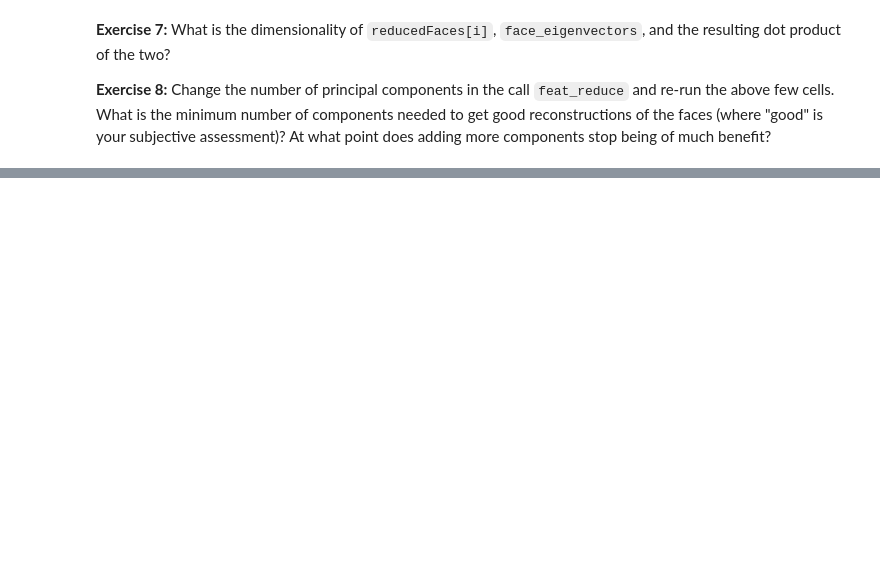
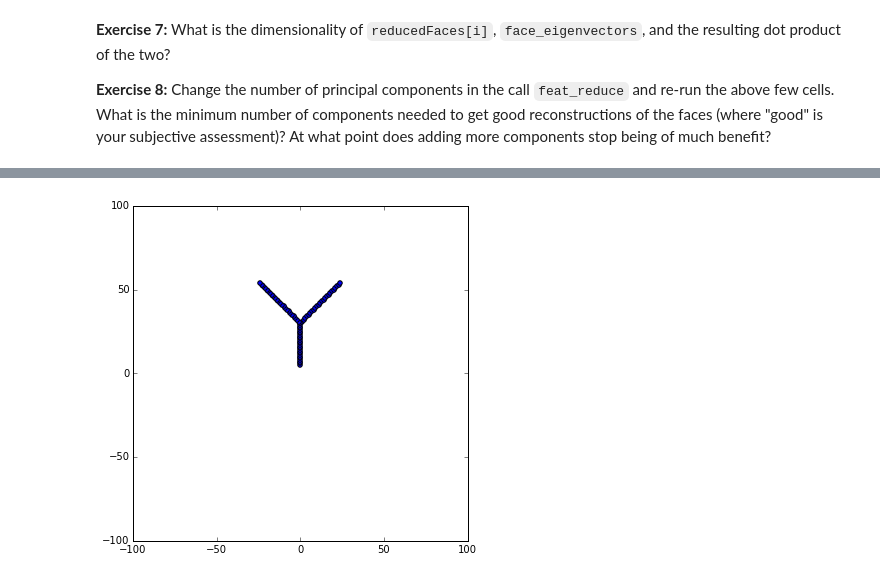
Before and after one commit to sunnyyy/python-notebooks, a Jupyter notebook: pca.ipynb, the cells around one changed output, grey strips where cells are left out. Cells and saved outputs as stored; diff of their text form; code cells hidden in the pictures; blank space fills up the shorter version.

```diff
--- a/pca.ipynb
+++ b/pca.ipynb
@@ -323,0 +386,18 @@ for c in eigenvectors_toy:
+# %%
+starting_figure = np.zeros((75, 2))
+starting_figure[:25, 1] = np.arange(5, 30)
+starting_figure[25:50, 1] = np.arange(30, 55)
+starting_figure[25:50, 0] = np.arange(0, 25)
+starting_figure[50:, 1] = np.arange(30, 55)
+starting_figure[50:, 0] = np.arange(0, -25, -1)
+
+def visualize_veccollection(f):
+    fig = plt.figure(figsize=(6, 6))
+    plt.xlim(-100, 100)
+    plt.ylim(-100, 100)
+    plt.scatter(f[:, 0], f[:, 1])
+    plt.show()
+
+visualize_veccollection(starting_figure)
+# %% [output]
+[figure, added]
```
Also changed, not shown: parts of 20 cells of this notebook.
